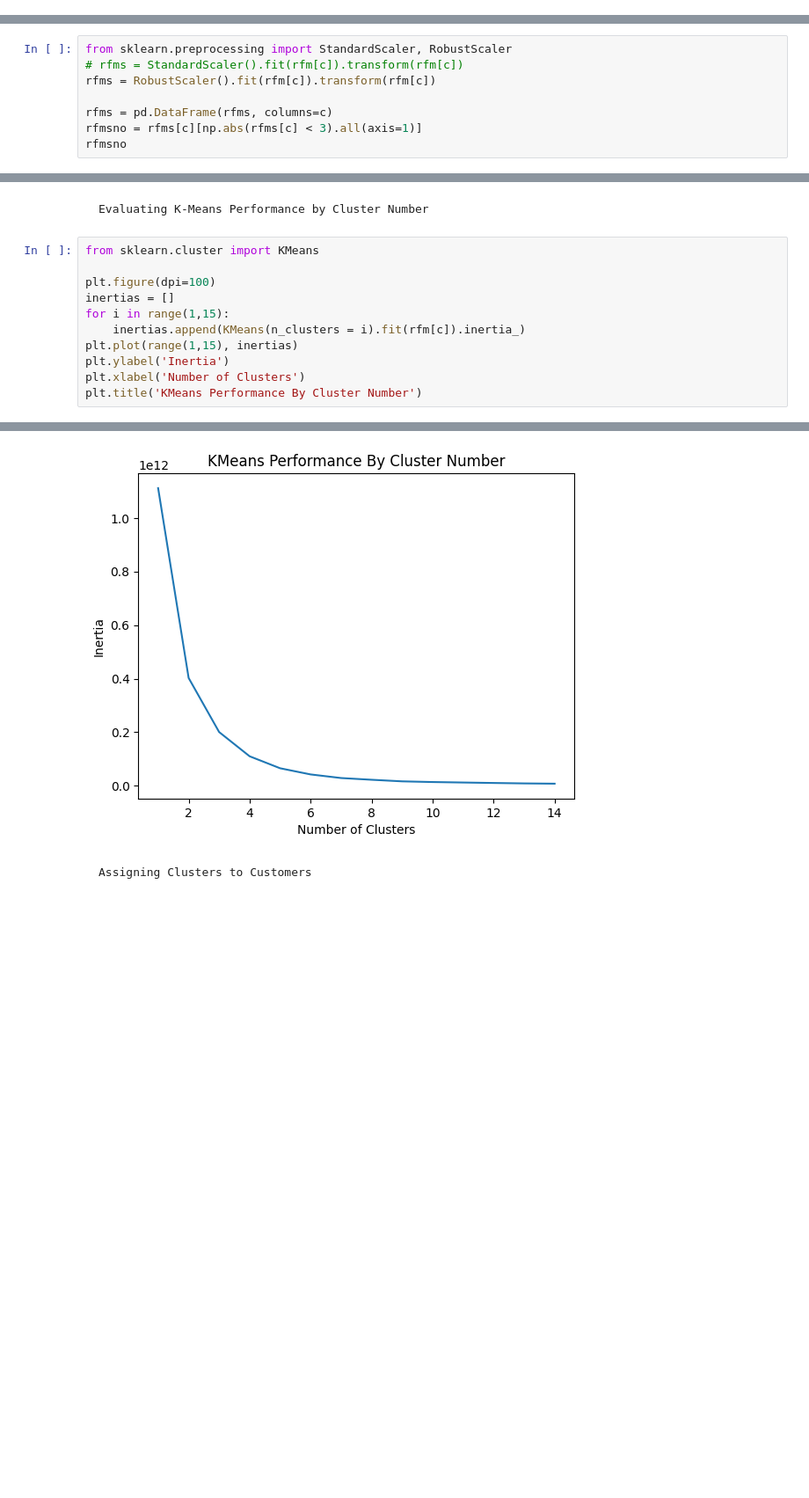
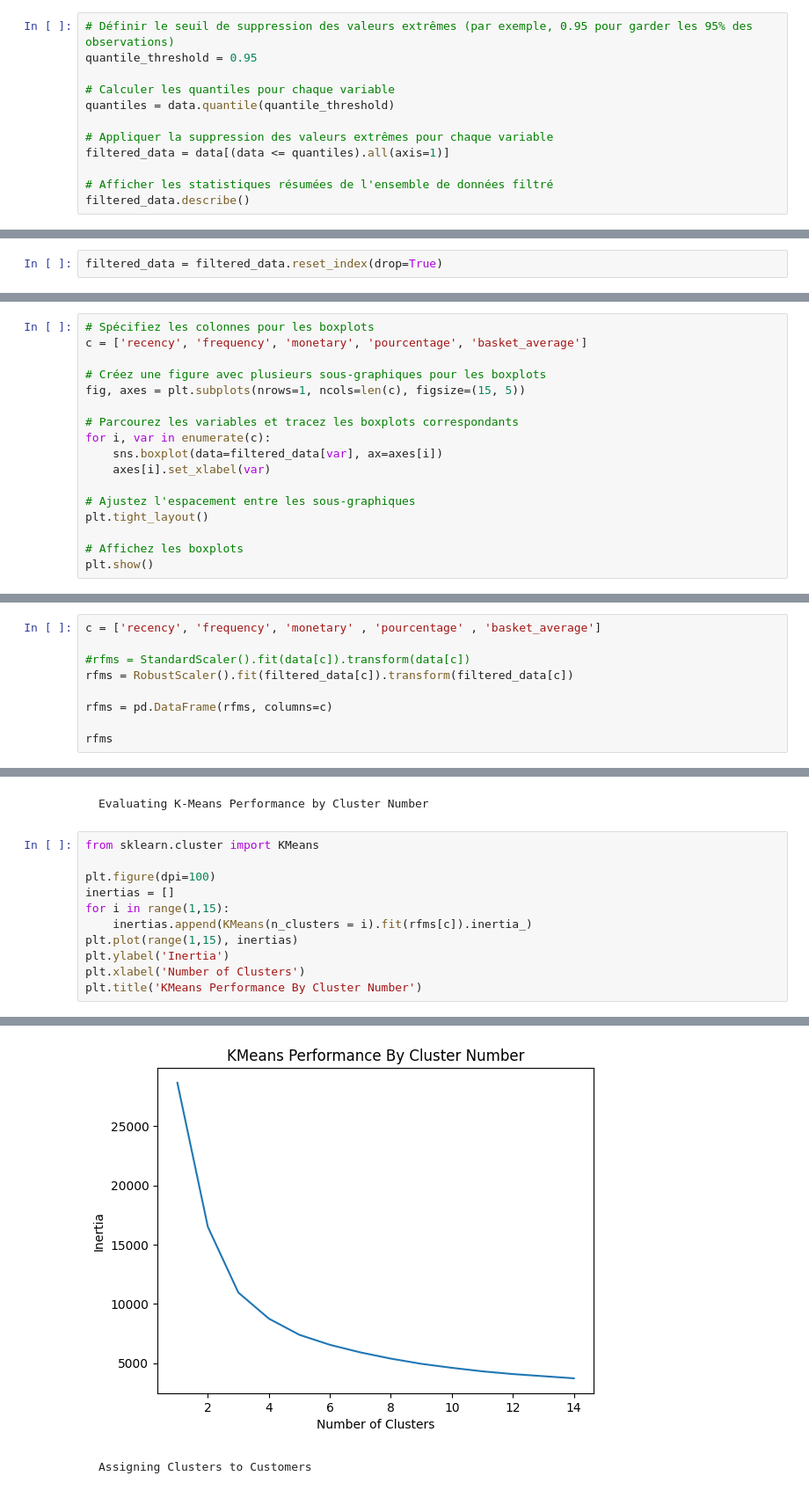
Before and after one commit to Noura-ou/projet_segmentation_client, a Jupyter notebook: src/test_noura.ipynb, the cells around one changed output, grey strips where cells are left out. Shown at 88% size. Drawn from its saved outputs; the diff is of its cells as text; blank space fills up the shorter version.

Commit message:
création des cluster

```diff
--- a/src/test_noura.ipynb
+++ b/src/test_noura.ipynb
@@ -163,0 +93,12 @@ rfm
+# %%
+# Définir le seuil de suppression des valeurs extrêmes (par exemple, 0.95 pour garder les 95% des observations)
+quantile_threshold = 0.95
+
+# Calculer les quantiles pour chaque variable
+quantiles = data.quantile(quantile_threshold)
+
+# Appliquer la suppression des valeurs extrêmes pour chaque variable
+filtered_data = data[(data <= quantiles).all(axis=1)]
+
+# Afficher les statistiques résumées de l'ensemble de données filtré
+filtered_data.describe()
@@ -163,0 +115,2 @@ rfm
+# %%
+filtered_data = filtered_data.reset_index(drop=True)
@@ -163,0 +146,17 @@ rfm
+# %%
+# Spécifiez les colonnes pour les boxplots
+c = ['recency', 'frequency', 'monetary', 'pourcentage', 'basket_average']
+
+# Créez une figure avec plusieurs sous-graphiques pour les boxplots
+fig, axes = plt.subplots(nrows=1, ncols=len(c), figsize=(15, 5))
+
+# Parcourez les variables et tracez les boxplots correspondants
+for i, var in enumerate(c):
+    sns.boxplot(data=filtered_data[var], ax=axes[i])
+    axes[i].set_xlabel(var)
+
+# Ajustez l'espacement entre les sous-graphiques
+plt.tight_layout()
+
+# Affichez les boxplots
+plt.show()
@@ -164,11 +165,12 @@ rfm
 # %% [markdown]
 ### 7. Scaling the Data
 # %%
-from sklearn.preprocessing import StandardScaler, RobustScaler
-# rfms = StandardScaler().fit(rfm[c]).transform(rfm[c])
-rfms = RobustScaler().fit(rfm[c]).transform(rfm[c])
+c = ['recency', 'frequency', 'monetary' , 'pourcentage' , 'basket_average']
+
+#rfms = StandardScaler().fit(data[c]).transform(data[c])
+rfms = RobustScaler().fit(filtered_data[c]).transform(filtered_data[c])
 
 rfms = pd.DataFrame(rfms, columns=c)
-rfmsno = rfms[c][np.abs(rfms[c] < 3).all(axis=1)]
-rfmsno
+
+rfms
 # %% [output]
@@ -192,17 +209,17 @@ rfmsno
 # %%
 from sklearn.cluster import KMeans
 
 plt.figure(dpi=100)
 inertias = []
 for i in range(1,15):
-    inertias.append(KMeans(n_clusters = i).fit(rfm[c]).inertia_)
+    inertias.append(KMeans(n_clusters = i).fit(rfms[c]).inertia_)
 plt.plot(range(1,15), inertias)
 plt.ylabel('Inertia')
 plt.xlabel('Number of Clusters')
 plt.title('KMeans Performance By Cluster Number')
 # %% [output]
 Text(0.5, 1.0, 'KMeans Performance By Cluster Number')
-[figure, old version]
+[figure, new version]
 # %% [markdown]
     Assigning Clusters to Customers
 # %%
```
Also changed, not shown: parts of 33 cells of this notebook, 4 other files.
